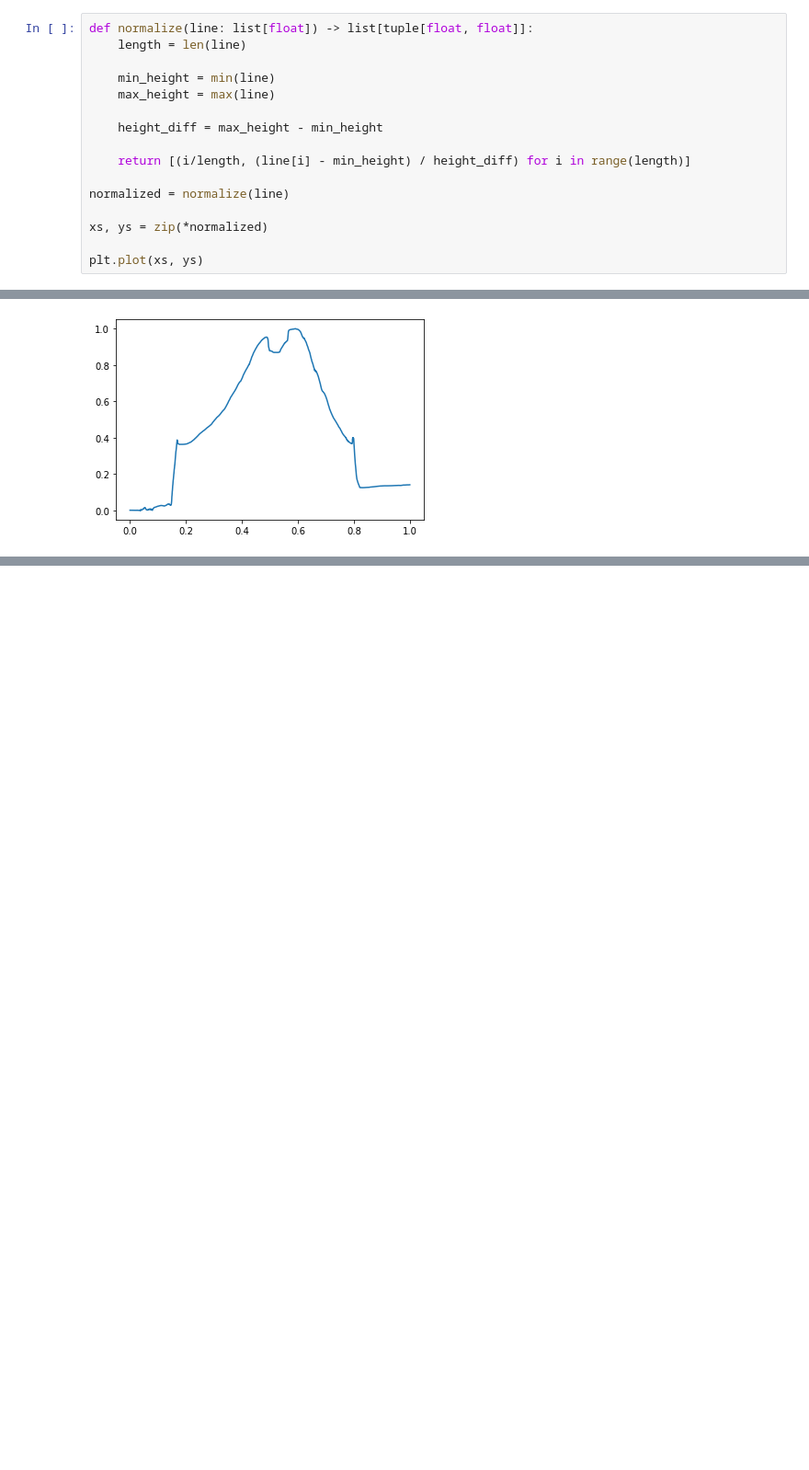
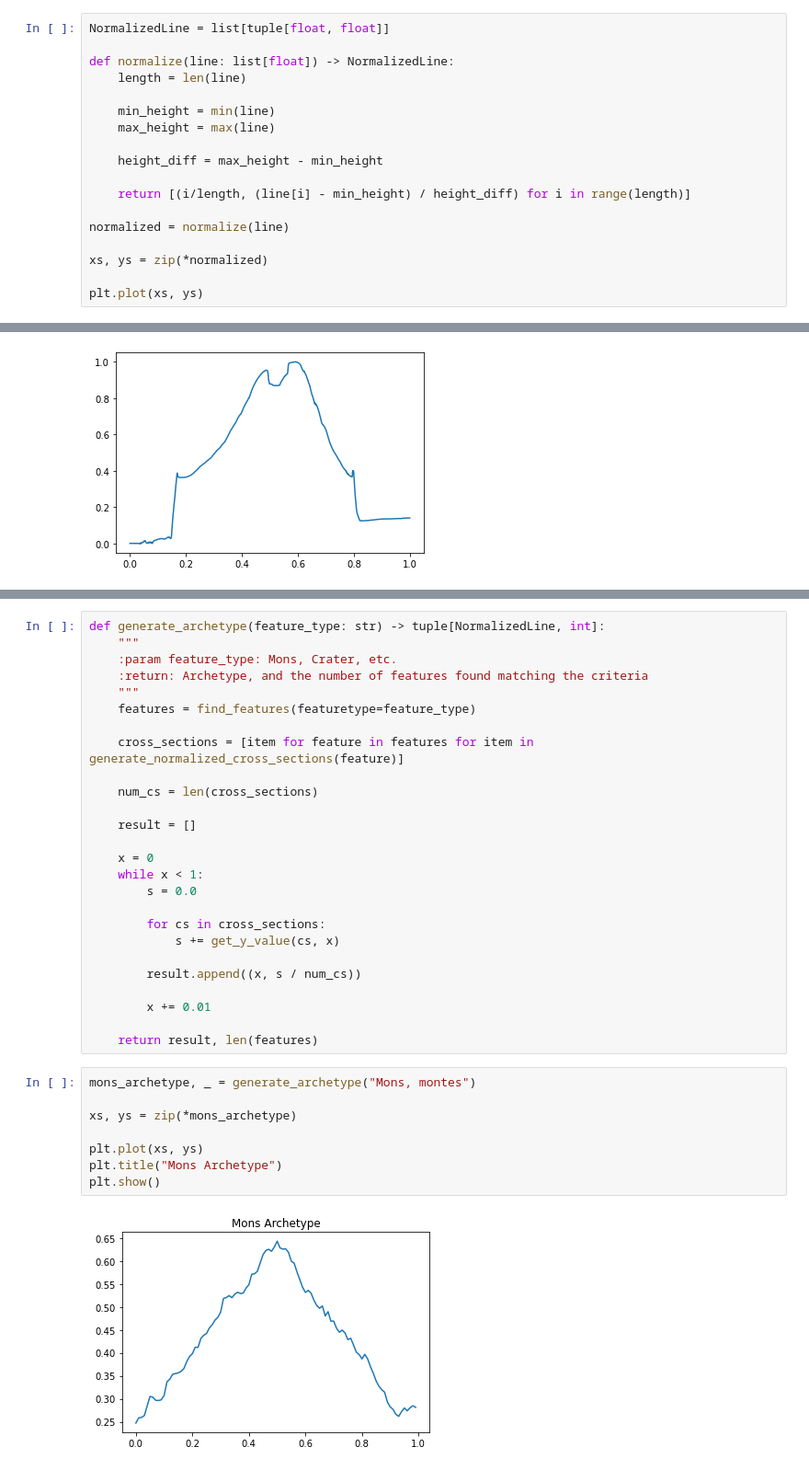
Before and after one commit to pydlv/mars, a Jupyter notebook: mars.ipynb, the cells around one changed output, grey strips where cells are left out. Shown at 92% size. Cells and saved outputs as stored; diff of their text form; blank space fills up the shorter version.

Commit message:
show different archetypes

```diff
--- a/mars.ipynb
+++ b/mars.ipynb
@@ -135,7 +121,9 @@ plt.plot(line)
 [<matplotlib.lines.Line2D at 0x...>]
 [figure]
 # %%
-def normalize(line: list[float]) -> list[tuple[float, float]]:
+NormalizedLine = list[tuple[float, float]]
+
+def normalize(line: list[float]) -> NormalizedLine:
     length = len(line)
 
     min_height = min(line)
@@ -211,0 +276,36 @@ for feature_name in features_to_graph:
+# %%
+def generate_archetype(feature_type: str) -> tuple[NormalizedLine, int]:
+    """
+    :param feature_type: Mons, Crater, etc.
+    :return: Archetype, and the number of features found matching the criteria
+    """
+    features = find_features(featuretype=feature_type)
+
+    cross_sections = [item for feature in features for item in generate_normalized_cross_sections(feature)]
+
+    num_cs = len(cross_sections)
+
+    result = []
+
+    x = 0
+    while x < 1:
+        s = 0.0
+
+        for cs in cross_sections:
+            s += get_y_value(cs, x)
+
+        result.append((x, s / num_cs))
+
+        x += 0.01
+
+    return result, len(features)
+# %%
+mons_archetype, _ = generate_archetype("Mons, montes")
+
+xs, ys = zip(*mons_archetype)
+
+plt.plot(xs, ys)
+plt.title("Mons Archetype")
+plt.show()
+# %% [output]
+[figure, added]
```
Also changed, not shown: parts of 10 cells of this notebook.
